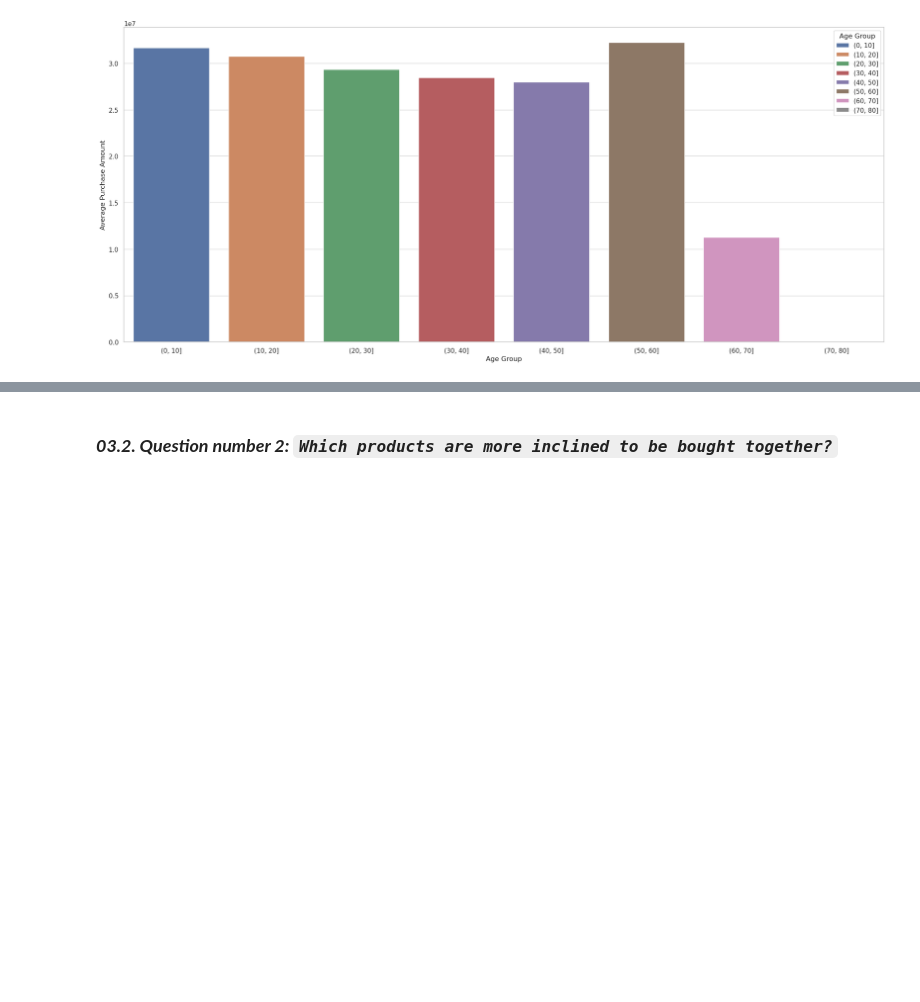
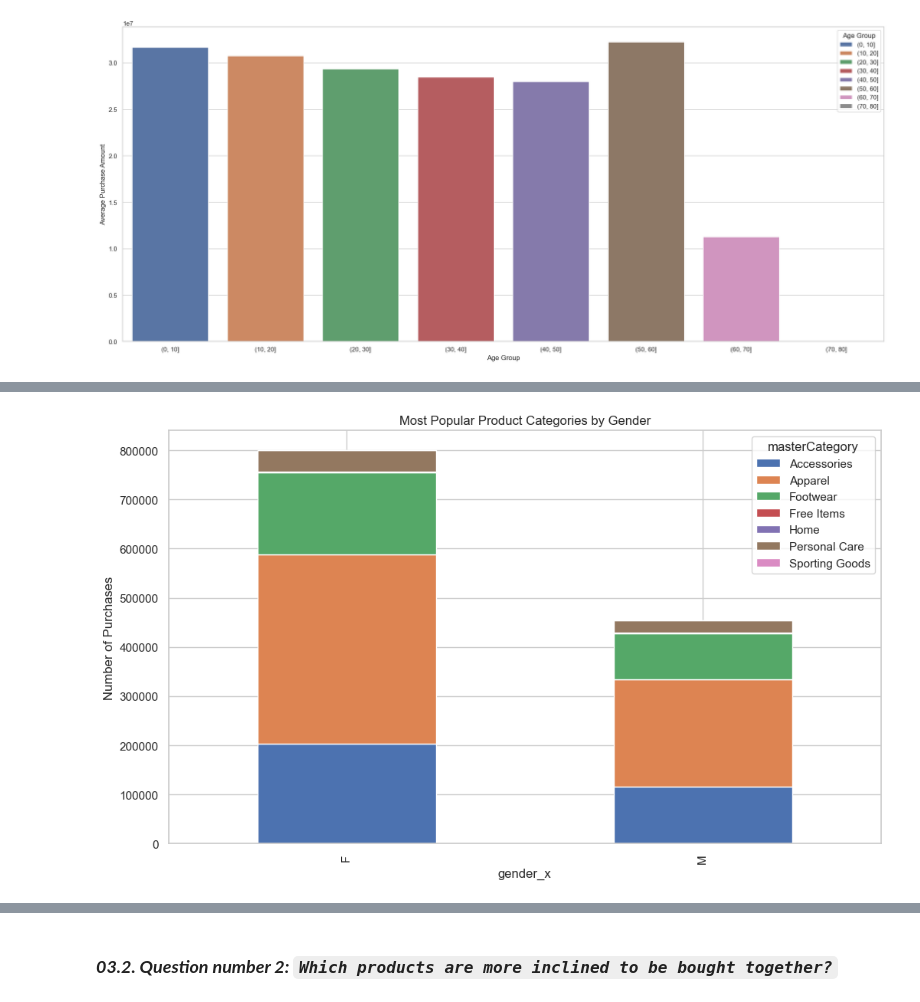
Before and after one commit to thanhanphan17/fashion-campus-dataset-analysis, a Jupyter notebook: [03]-Asking-Questions-and-Analyzing.ipynb, the cells around one changed output, grey strips where cells are left out. Drawn from its saved outputs; the diff is of its cells as text; code cells hidden in the pictures; blank space fills up the shorter version.

```diff
--- a/[03]-Asking-Questions-and-Analyzing.ipynb
+++ b/[03]-Asking-Questions-and-Analyzing.ipynb
@@ -223,0 +267,8 @@ plt.show()
+# %%
+df_amount_cus_trans_cate_gender = df_amount_cus_trans_cate.groupby(['gender_x', 'masterCategory']).size().unstack()
+df_amount_cus_trans_cate_gender.plot(kind='bar', stacked=True, figsize=(12, 7))
+plt.title('Most Popular Product Categories by Gender')
+plt.ylabel('Number of Purchases')
+plt.show()
+# %% [output]
+[figure, added]
```
Also changed, not shown: parts of 14 cells of this notebook.
